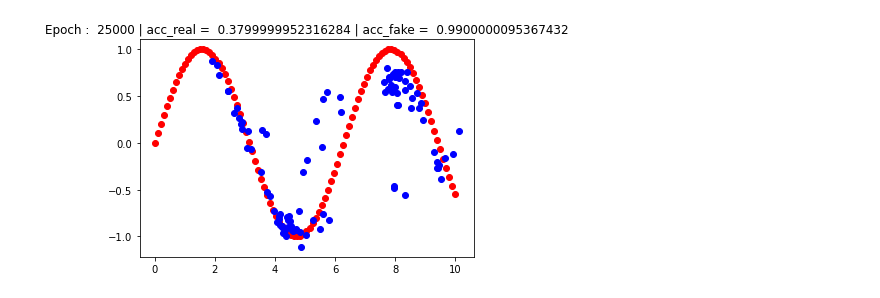
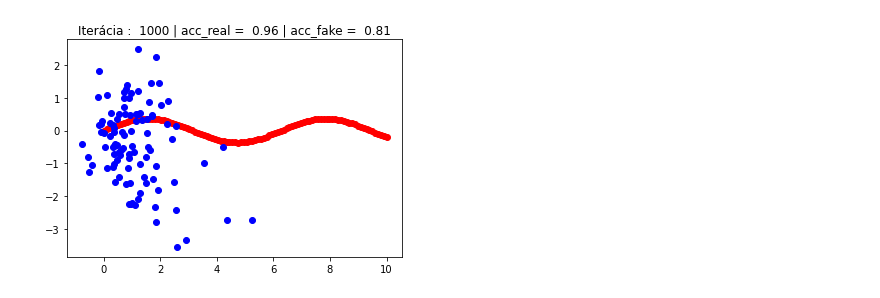
Before and after one commit to Shegy12/GAN-for-generating-artificial-ECG-data, a Jupyter notebook: GAN_1D_functions.ipynb, the cells around one changed output. Drawn from its saved outputs; the diff is of its cells as text; code cells hidden in the pictures.

```diff
--- a/GAN_1D_functions.ipynb
+++ b/GAN_1D_functions.ipynb
@@ -190,20 +156,0 @@ Training the discriminator model is straightforward. The goal is to train a gene
-# %%
-def train_discriminator(discriminator_model, n_epochs=1000, n_batch=128):
-	half_batch = int(n_batch / 2)
-  # run epochs manually 1000x
-	for i in range(n_epochs):
-		# generate real examples
-		X_real, y_real = generate_real_samples(half_batch)
-		# update model
-		discriminator_model.train_on_batch(X_real, y_real)
-		# generate fake examples
-		X_fake, y_fake = generate_fake_samples(half_batch)
-		# update model
-		discriminator_model.train_on_batch(X_fake, y_fake)
-		# evaluate the model
-		_, acc_real = discriminator_model.evaluate(X_real, y_real, verbose=0)
-		_, acc_fake = discriminator_model.evaluate(X_fake, y_fake, verbose=0)
-		print(i, acc_real, acc_fake)
-
-# fit the model
-train_discriminator(discriminator_model)
@@ -627,25 +513,15 @@ print(end - start)
 # %%
-# train a generative adversarial network on a one-dimensional function
-# define the standalone discriminator model
-# model.add(LeakyReLU(alpha=0.3))
-
-
-#I tried with more hidden layer for the discriminator and with the LeakyReLu activation (see below)
-#It seems the tthe reuslts are a littel bit mor stable
-
-
 start = timer()
-
 
 def define_discriminator(n_inputs=2):
     model = Sequential()
     model.add(Dense(25,  kernel_initializer='he_uniform', input_dim=n_inputs))
     model.add(LeakyReLU(alpha=0.01))
-    model.add(Dense(15,  kernel_initializer='he_uniform'))
+    model.add(Dense(15))
     model.add(LeakyReLU(alpha=0.01))
-    model.add(Dense(10,  kernel_initializer='he_uniform'))
+    model.add(Dense(10))
     model.add(LeakyReLU(alpha=0.01))
-    model.add(Dense(5,  kernel_initializer='he_uniform'))
+    model.add(Dense(5))
     model.add(LeakyReLU(alpha=0.01))
     model.add(Dense(1, activation='sigmoid'))
 	# compile model
@@ -655,7 +531,6 @@ def define_discriminator(n_inputs=2):
 # define the standalone generator model
 def define_generator(latent_dim, n_outputs=2):
   model = Sequential()
-  #model.add(LeakyReLU(alpha=0.1))
   model.add(Dense(50, activation='relu', kernel_initializer='he_uniform', input_dim=latent_dim))
   model.add(Dense(n_outputs, activation='linear'))
   return model
@@ -679,7 +554,7 @@ def generate_real_samples(n):
   # generate inputs in [0,5000]
   X1 = np.linspace(0,10,n)
   # generate outputs
-  X2 = np.sin(X1)
+  X2 = np.random.random(1)*np.sin(X1)
   # stack arrays
   X1 = X1.reshape(n, 1)
   X2 = X2.reshape(n, 1)
@@ -710,25 +585,26 @@ def generate_fake_samples(generator, latent_dim, n):
 def summarize_performance(epoch, generator, discriminator, latent_dim, n=100):
 	# prepare real samples
 	x_real, y_real = generate_real_samples(n)
- # evaluate discriminator on real examples
+	# evaluate discriminator on real examples
 	_, acc_real = discriminator.evaluate(x_real, y_real, verbose=0)
- 	# prepare fake examples
+	# prepare fake examples
 	x_fake, y_fake = generate_fake_samples(generator, latent_dim, n)
- 	# evaluate discriminator on fake examples
+	# evaluate discriminator on fake examples
 	_, acc_fake = discriminator.evaluate(x_fake, y_fake, verbose=0)
- 	# summarize discriminator performance
+	# summarize discriminator performance
 	print(epoch, acc_real, acc_fake)
 	# scatter plot real and fake data points
 	pyplot.scatter(x_real[:, 0], x_real[:, 1], color='red')
 	pyplot.scatter(x_fake[:, 0], x_fake[:, 1], color='blue')
-	pyplot.title('Epoch :'+ "  " + str(epoch)+" | "+'acc_real ='+"  "+str(acc_real)+" | "+'acc_fake ='+"  "+str(acc_fake))
+	# plt.xlabel('x',fontsize=12)
+	# plt.ylabel('y',fontsize=12)
+	pyplot.title('Iterácia :'+ "  " + str(epoch+1)+" | "+'acc_real ='+"  "+str(np.round(acc_real,4))+" | "+'acc_fake ='+"  "+str(np.round(acc_fake,4)))
 	pyplot.show()
-	if (acc_fake > 0.475) and (acc_fake < 0.525) and (acc_real > 0.475) and (acc_real < 0.525):
+	if (acc_fake > 0.475) and (acc_fake < 0.525) and (acc_real > 0.475) and (acc_real < 0.525) and epoch>200000:
 		print('Model is trained')
 		a=1/0
 
-# train the generator and discriminator
-def train(g_model, d_model, gan_model, latent_dim, n_epochs=500000, n_batch=512, n_eval=25000): #batchsize kludne zvacsit
+def train(generator_model, discriminator_model, gan_model, latent_dim, n_epochs=500000, n_batch=512,n_eval=1000):
 	# determine half the size of one batch, for updating the discriminator
 	half_batch = int(n_batch / 2)
 	# manually enumerate epochs
@@ -736,34 +612,42 @@ def train(g_model, d_model, gan_model, latent_dim, n_epochs=500000, n_batch=512,
 		# prepare real samples
 		x_real, y_real = generate_real_samples(half_batch)
 		# prepare fake examples
-		x_fake, y_fake = generate_fake_samples(g_model, latent_dim, half_batch)
+		x_fake, y_fake = generate_fake_samples(generator_model, latent_dim, half_batch) # generator model instead of random numbers
 		# update discriminator
-		d_model.train_on_batch(x_real, y_real)
-		d_model.train_on_batch(x_fake, y_fake)
+		d_real_loss,d_real_acc=discriminator_model.train_on_batch(x_real, y_real)
+		d_fake_loss,d_fake_acc=discriminator_model.train_on_batch(x_fake, y_fake)
 		# prepare points in latent space as input for the generator
 		x_gan = generate_latent_points(latent_dim, n_batch)
 		# create inverted labels for the fake samples
 		y_gan = ones((n_batch, 1))
 		# update the generator via the discriminator's error
-		gan_model.train_on_batch(x_gan, y_gan)
-		# evaluate the model every n_eval epochs
+		g_loss=gan_model.train_on_batch(x_gan, y_gan)
+		d_real_loss_graph.append(d_real_loss)
+		d_real_acc_graph.append(d_real_acc)
+		d_fake_loss_graph.append(d_fake_loss)
+		d_fake_acc_graph.append(d_fake_acc)
+		g_loss_graph.append(g_loss)
+  # evaluate the model every n_eval epochs
 		if (i+1) % n_eval == 0:
-			summarize_performance(i+1, g_model, d_model, latent_dim)
+		  summarize_performance(i, generator_model, discriminator_model, latent_dim)
 
+d_real_loss_graph=[]
+d_real_acc_graph=[]
+d_fake_loss_graph=[]
+d_fake_acc_graph=[]
+g_loss_graph=[]
 # size of the latent space
 latent_dim = 5
 # create the discriminator
-discriminator = define_discriminator()
+discriminator2 = define_discriminator()
 # create the generator
-generator = define_generator(latent_dim)
+generator2 = define_generator(latent_dim)
 # create the gan
-gan_model = define_gan(generator, discriminator)
+gan_model2 = define_gan(generator, discriminator)
 # train model
-train(generator, discriminator, gan_model, latent_dim)
+train(generator2, discriminator2, gan_model2, latent_dim)
 
 
 end = timer()
 print(end - start) # Time in seconds, e.g. 5.38091952400282
-
-# nastavit zastavenie ked bude acc 50/50 alebo nejak to proste optimalizovat?
 # %% [output]
@@ -771 +655 @@ print(end - start) # Time in seconds, e.g. 5.38091952400282
-[figure, old version]
+[figure, new version]
```
Also changed, not shown: parts of 29 cells of this notebook.
